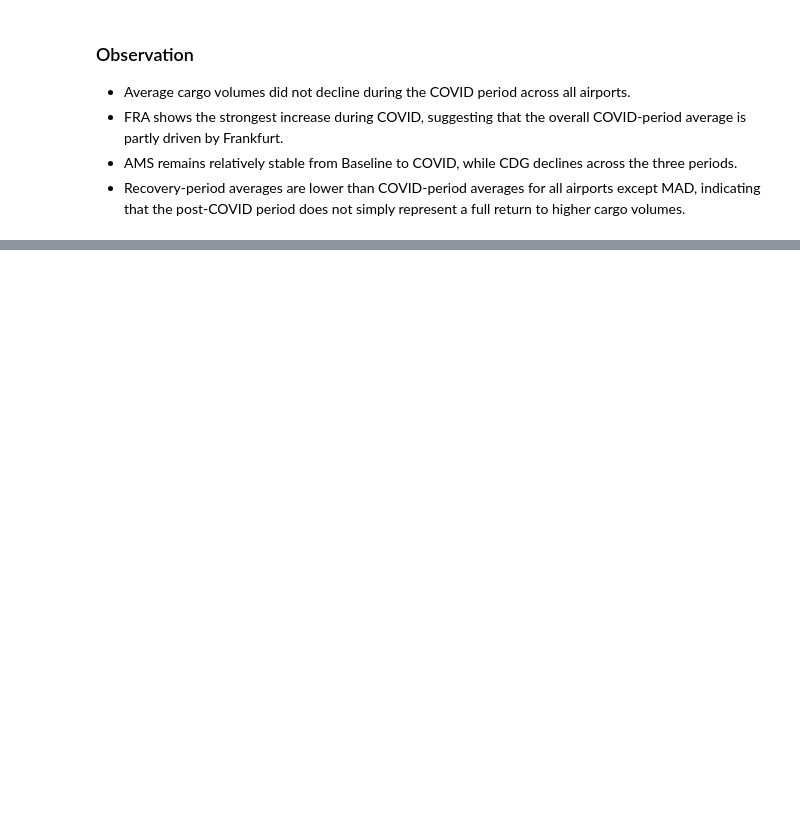
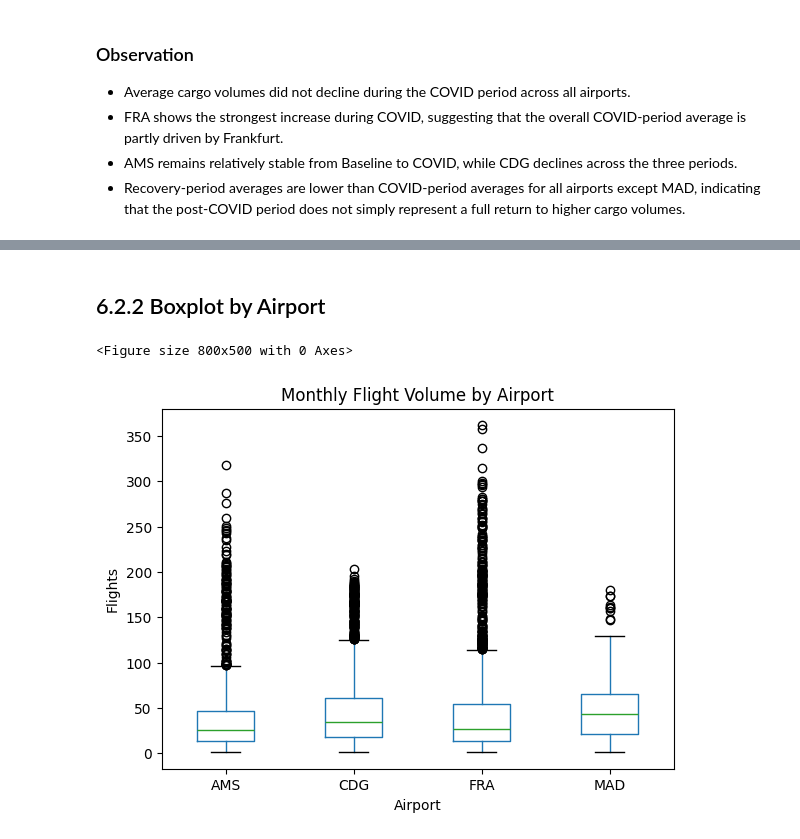
Before and after one commit to h-albrecht-ams/Capstone-Project, a Jupyter notebook: python/01_cargo_analysis.ipynb, the cells around one changed output, grey strips where cells are left out. Drawn from its saved outputs; the diff is of its cells as text; code cells hidden in the pictures; blank space fills up the shorter version.

```diff
--- a/python/01_cargo_analysis.ipynb
+++ b/python/01_cargo_analysis.ipynb
@@ -1453,0 +1553,20 @@ plt.show()
+# %% [markdown]
+## 6.2.2 Boxplot by Airport
+# %%
+plt.figure(figsize=(8,5))
+
+cargo_core.boxplot(
+    column="flights",
+    by="origin_iata",
+    grid=False
+)
+
+plt.title("Monthly Flight Volume by Airport")
+plt.suptitle("")
+plt.xlabel("Airport")
+plt.ylabel("Flights")
+
+plt.show()
+# %% [output]
+<Figure size 800x500 with 0 Axes>
+[figure, added]
```
Also changed, not shown: parts of 85 cells of this notebook.
